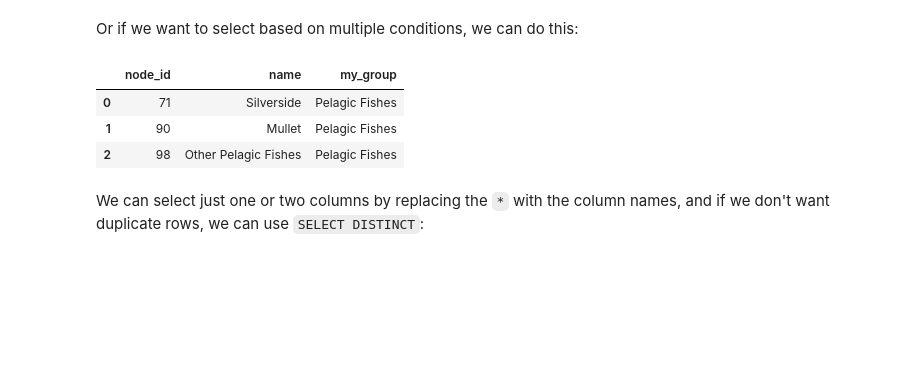
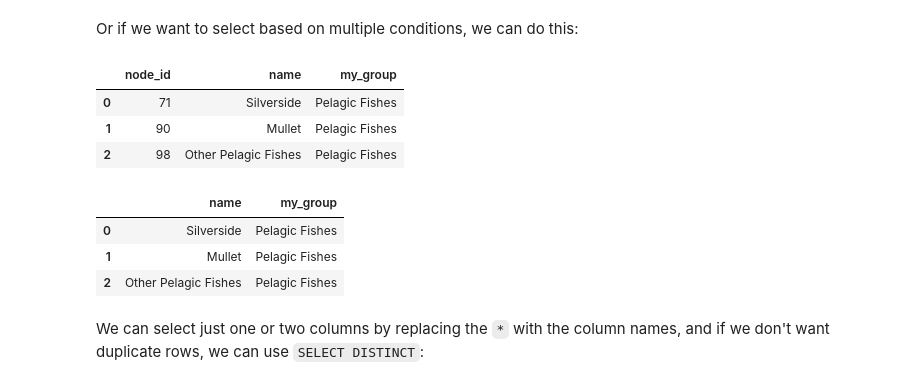
Before and after one commit to 14arjunk/CNET5051, a Jupyter notebook: class_08_datascience1_my_work.ipynb, the cells around one changed output. Cells and saved outputs as stored; diff of their text form; code cells hidden in the pictures; blank space fills up the shorter version.

```diff
--- a/class_08_datascience1_my_work.ipynb
+++ b/class_08_datascience1_my_work.ipynb
@@ -347,6 +347,14 @@ pd.read_sql(qu, engine)
 | 0 | 71 | Silverside | Pelagic Fishes |
 | 1 | 90 | Mullet | Pelagic Fishes |
 | 2 | 98 | Other Pelagic Fishes | Pelagic Fishes |
+# %%
+qu = "SELECT name,my_group FROM fla_species WHERE my_group = 'Pelagic Fishes' AND node_id > 65;"
+pd.read_sql(qu, engine)
+# %% [output]
+|  | name | my_group |
+| 0 | Silverside | Pelagic Fishes |
+| 1 | Mullet | Pelagic Fishes |
+| 2 | Other Pelagic Fishes | Pelagic Fishes |
 # %% [markdown]
 We can select just one or two columns by replacing the `*` with the column names, and if we don't want duplicate rows, we can use `SELECT DISTINCT`:
 # %%
```
Also changed, not shown: parts of 3 cells of this notebook.
